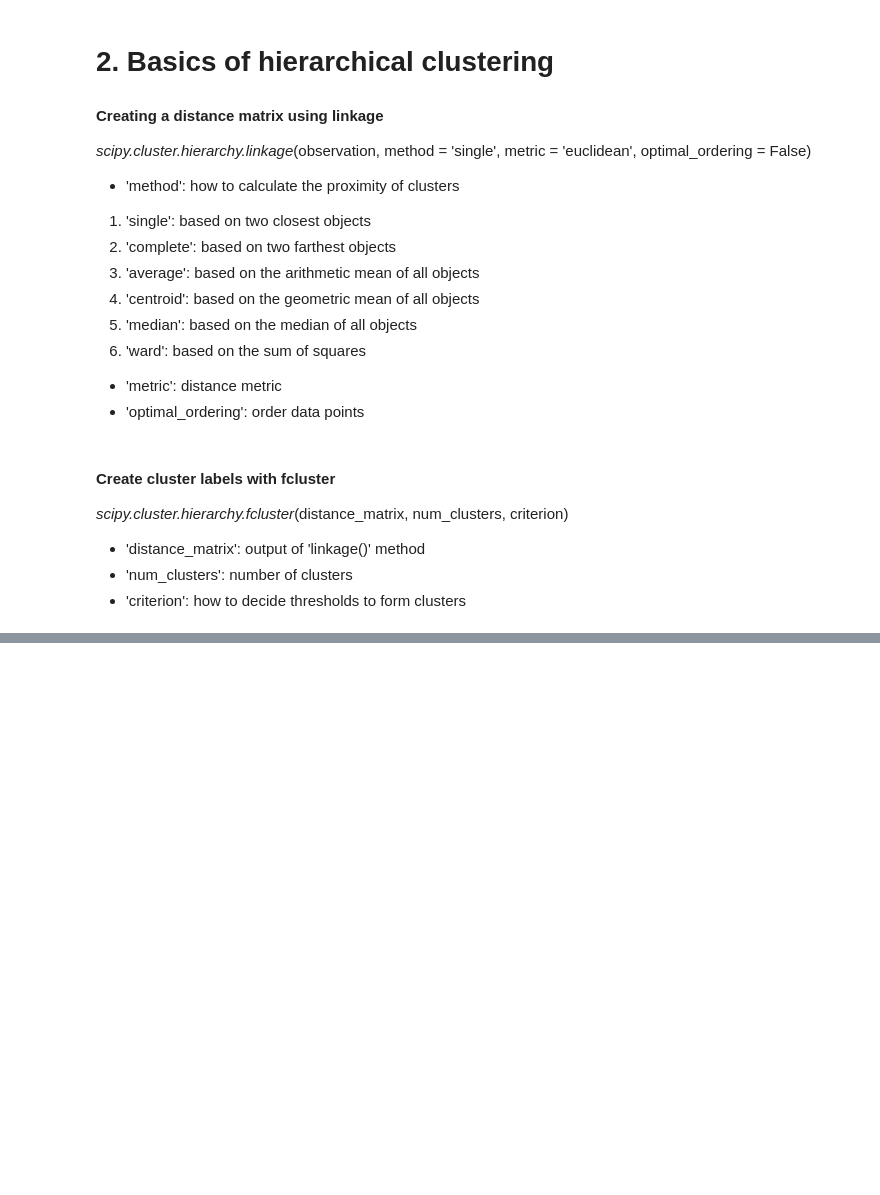
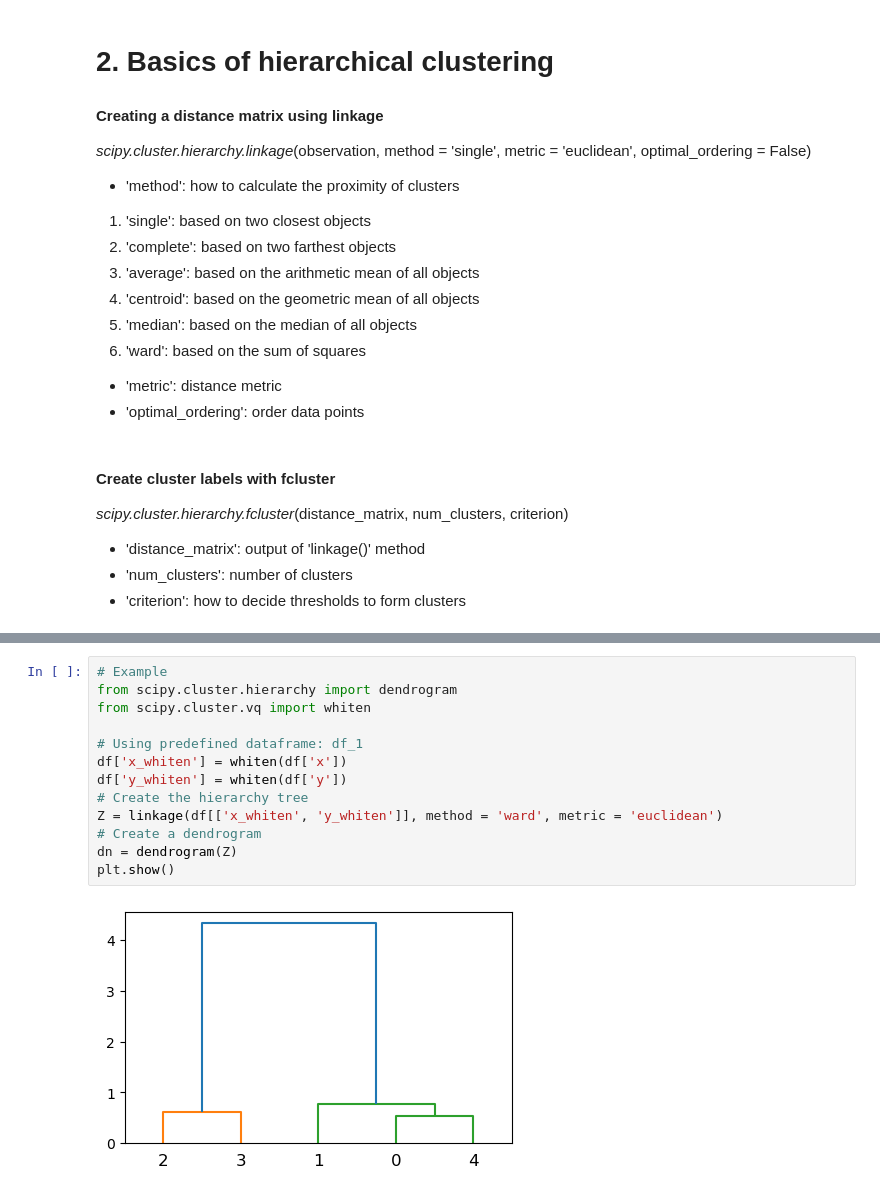
Before and after one commit to Timm26/Machine_Learning_Guide, a Jupyter notebook: Unsupervised/Cluster_Analysis.ipynb, the cells around one changed output, grey strips where cells are left out. Saved outputs shown, nothing was run; the diff lists cells and outputs as text; blank space fills up the shorter version.

```diff
--- a/Unsupervised/Cluster_Analysis.ipynb
+++ b/Unsupervised/Cluster_Analysis.ipynb
@@ -128,0 +152,15 @@ _scipy.cluster.hierarchy.fcluster_(distance_matrix, num_clusters, criterion)
+# %%
+# Example
+from scipy.cluster.hierarchy import dendrogram
+from scipy.cluster.vq import whiten
+
+# Using predefined dataframe: df_1
+df['x_whiten'] = whiten(df['x'])
+df['y_whiten'] = whiten(df['y'])
+# Create the hierarchy tree
+Z = linkage(df[['x_whiten', 'y_whiten']], method = 'ward', metric = 'euclidean')
+# Create a dendrogram
+dn = dendrogram(Z)
+plt.show()
+# %% [output]
+[figure, added]
```
Also changed, not shown: parts of 21 cells of this notebook.
